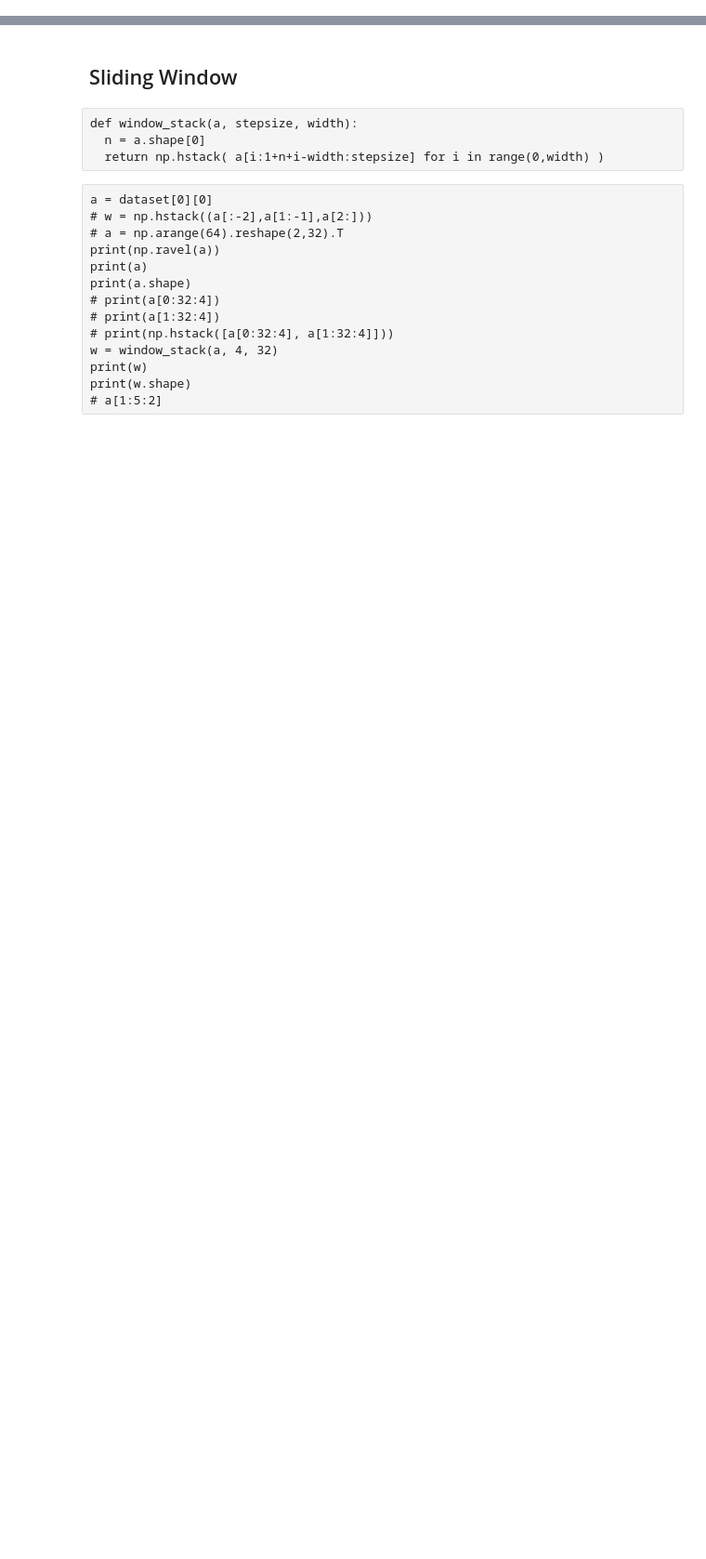
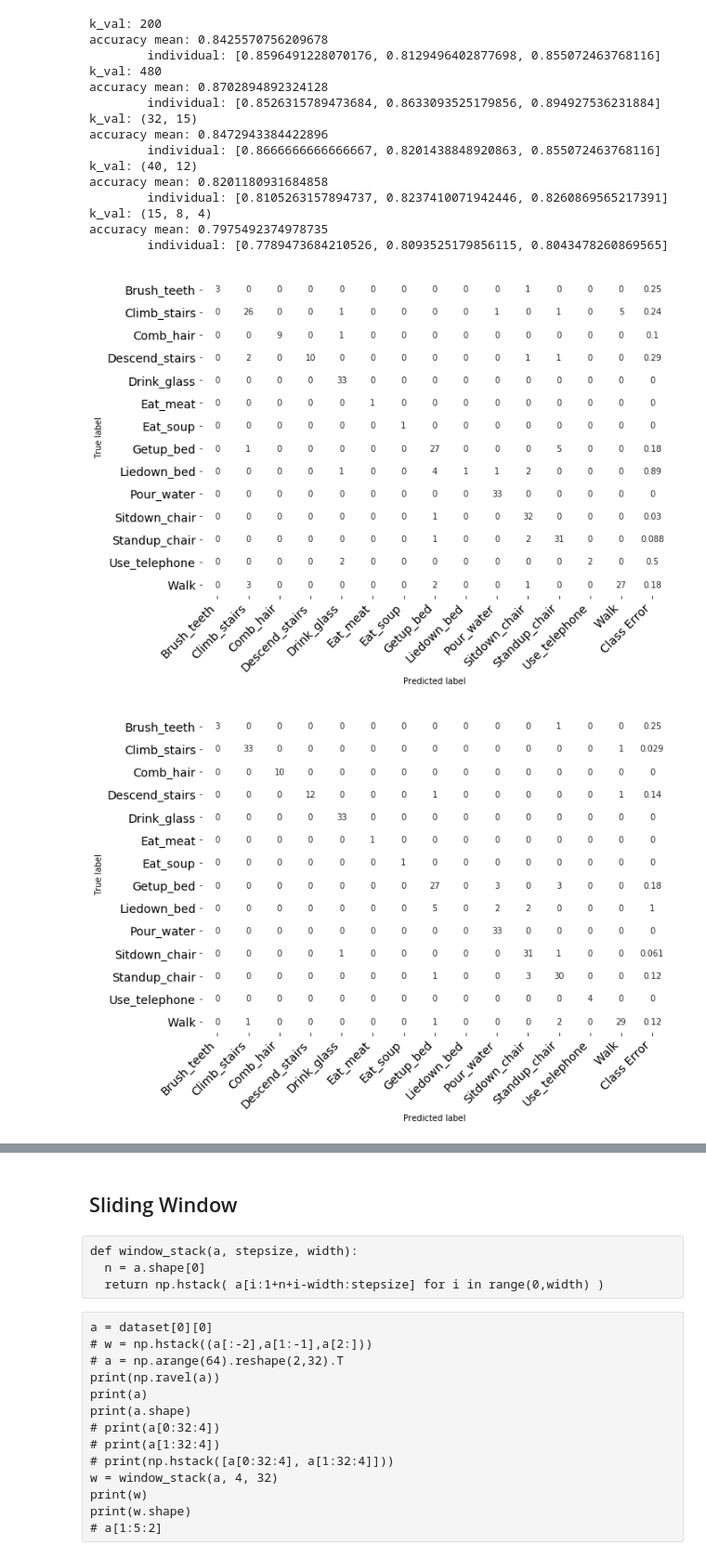
Before and after one commit to jeverton/aml-hw5, a Jupyter notebook: HW5.ipynb, the cells around one changed output, grey strips where cells are left out. Shown at 93% size. Drawn from its saved outputs; the diff is of its cells as text; code cells hidden in the pictures; blank space fills up the shorter version.

```diff
--- a/HW5.ipynb
+++ b/HW5.ipynb
@@ -96,10 +99,10 @@ class h_kmeans:
           clusters[i] * self.my_k[1] + self.children[clusters[i]].predict(X[i].reshape(1, -1)).item())
       return np.array(depth_clusters)
 # %%
-def get_histograms(km, dataset, K, k):
+def get_histograms(km, dataset, K, slice_size):
   hist_points = []
   for example in dataset:
-    split_image = window_stack(example[0], 11, k)
+    split_image = window_stack(example[0], 11, slice_size)
     clusters = km.predict(split_image)
     hist, bin_edges = np.histogram(clusters, density=True, bins=np.arange(K+1))
     hist_points.append(hist)
@@ -118,5 +121,6 @@ def measure_accuracy_with_folding(hist_points, class_labels):
     y_prediction = clf.predict(X_test)
     accuracies.append(np.sum(y_prediction == y_test) / len(y_test))
   print("accuracy mean: {}\n\tindividual: {}".format(np.mean(accuracies), accuracies))
+  return y_prediction, y_test
 # %%
 dataset, labels = load_data()
@@ -123,5 +146,5 @@ dataset, labels = load_data()
 # %%
 # Cut into k-sized chunks and fill the dictionary.
-k = 32
-dictionary = get_flattened_data(dataset, 11, k)
+slice_size = 32
+dictionary = get_flattened_data(dataset, 11, slice_size)
 print(dictionary.shape)
@@ -128,11 +153,27 @@ print(dictionary.shape)
 # %%
-# k_experiments = ((32, 15), 480, (40, 12))#, (15, 8, 4))
-# k_experiments = (100, 200, 300, 400, 480, 500)
-# k_experiments = (10, 25, 50, 100, 125, 150, 175, 200, 225, 250)
-# k_experiments = (240, 480)
 k_experiments = (200, 480, (32, 15), (40, 12), (15, 8, 4))
 for k_val in k_experiments:
   print("k_val: {}".format(k_val))
   km = h_kmeans(k_val, n_jobs=-1).fit(dictionary)
-  hist_points, class_labels = get_histograms(km, dataset, np.prod(k_val), k)
-  measure_accuracy_with_folding(hist_points, class_labels)
+  hist_points, class_labels = get_histograms(km, dataset, np.prod(k_val), slice_size)
+  y_predicted, y_label = measure_accuracy_with_folding(hist_points, class_labels)
+  cm = confusion_matrix(y_label, y_predicted)
+  out = print_confusion_matrix(cm, labels)
+# %% [output]
+k_val: 200
+accuracy mean: 0.8425570756209678
+        individual: [0.8596491228070176, 0.8129496402877698, 0.855072463768116]
+k_val: 480
+accuracy mean: 0.8702894892324128
+        individual: [0.8526315789473684, 0.8633093525179856, 0.894927536231884]
+k_val: (32, 15)
+accuracy mean: 0.8472943384422896
+        individual: [0.8666666666666667, 0.8201438848920863, 0.855072463768116]
+k_val: (40, 12)
+accuracy mean: 0.8201180931684858
+        individual: [0.8105263157894737, 0.8237410071942446, 0.8260869565217391]
+k_val: (15, 8, 4)
+accuracy mean: 0.7975492374978735
+        individual: [0.7789473684210526, 0.8093525179856115, 0.8043478260869565]
+[figure, added]
+[figure, added]
```
Also changed, not shown: parts of 16 cells of this notebook.
